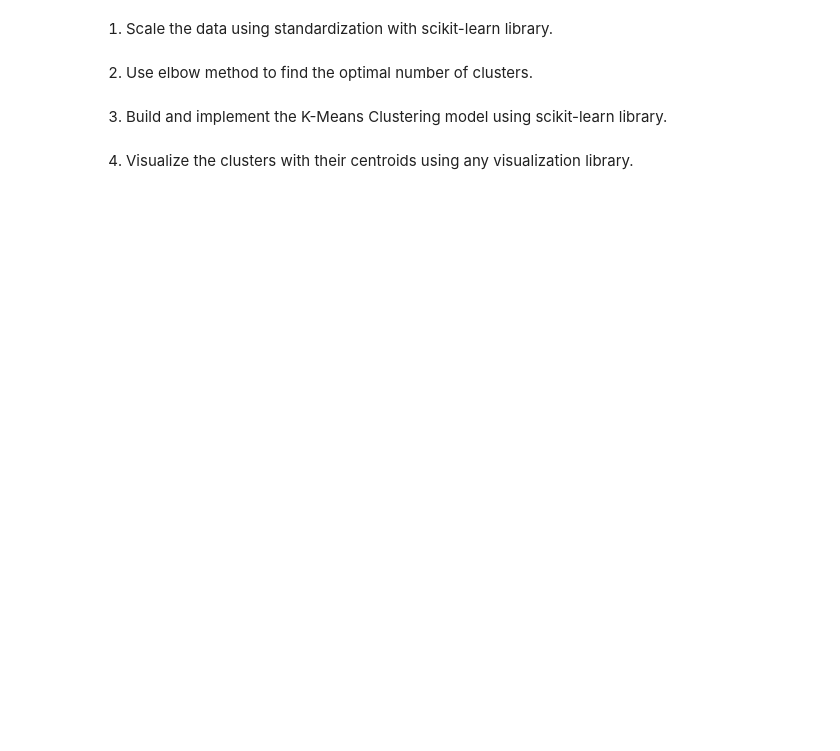
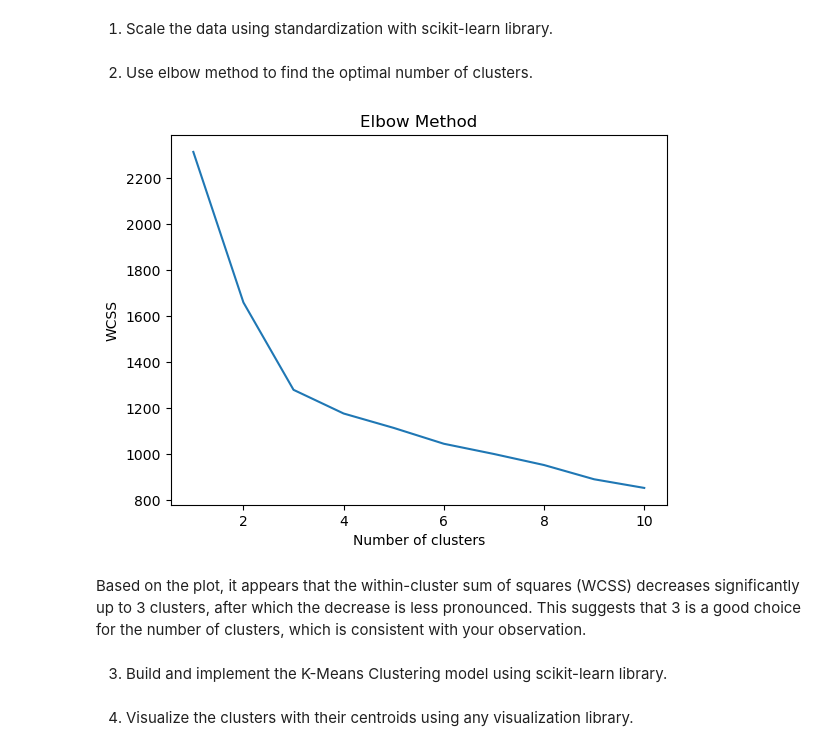
Before and after one commit to Bencool/MBA6636-Business-Analytics, a Jupyter notebook: research/G05 PCA and Clustering/0719 G05 PCA and Clustering.ipynb, the cells around one changed output. Cells and saved outputs as stored; diff of their text form; code cells hidden in the pictures; blank space fills up the shorter version.

```diff
--- a/research/G05 PCA and Clustering/0719 G05 PCA and Clustering.ipynb
+++ b/research/G05 PCA and Clustering/0719 G05 PCA and Clustering.ipynb
@@ -23,2 +23,8 @@ import matplotlib.pyplot as plt
 
 Download the wine-clustering data file from [datasets](https://github.com/dearbharat/datasets) and upload it in a dataset repository in your github account. Import the dataset directly from your github respository in the dataframe. Perform the analysis in Q1 to Q4.
+# %%
+url = "https://raw.githubusercontent.com/dearbharat/datasets/main/wine-clustering.csv"
+wine_clustering_df = pd.read_csv(url)
+
+# analysize the  wine-clustring data
+wine_clustering_df.head()
@@ -25,6 +38,30 @@ Download the wine-clustering data file from [datasets](https://github.com/dearbh
 # %% [markdown]
 1. Scale the data using standardization with scikit-learn library.
+# %%
+from sklearn.preprocessing import StandardScaler
+
+# Standardize the data
+scaler = StandardScaler()
+data_scaled = scaler.fit_transform(wine_clustering_df)
 # %% [markdown]
 2. Use elbow method to find the optimal number of clusters.
+# %%
+from sklearn.cluster import KMeans
+
+wcss = []
+for i in range(1, 11):
+    kmeans = KMeans(n_clusters=i, init='k-means++', max_iter=300, n_init=10, random_state=0)
+    kmeans.fit(data_scaled)
+    wcss.append(kmeans.inertia_)
+
+plt.plot(range(1, 11), wcss)
+plt.title('Elbow Method')
+plt.xlabel('Number of clusters')
+plt.ylabel('WCSS')
+plt.show()
+# %% [output]
+[figure, added]
+# %% [markdown]
+Based on the plot, it appears that the within-cluster sum of squares (WCSS) decreases significantly up to 3 clusters, after which the decrease is less pronounced. This suggests that 3 is a good choice for the number of clusters, which is consistent with your observation.
 # %% [markdown]
 3. Build and implement the K-Means Clustering model using scikit-learn library.
```
Also changed, not shown: parts of 13 cells of this notebook, 1 other file.
